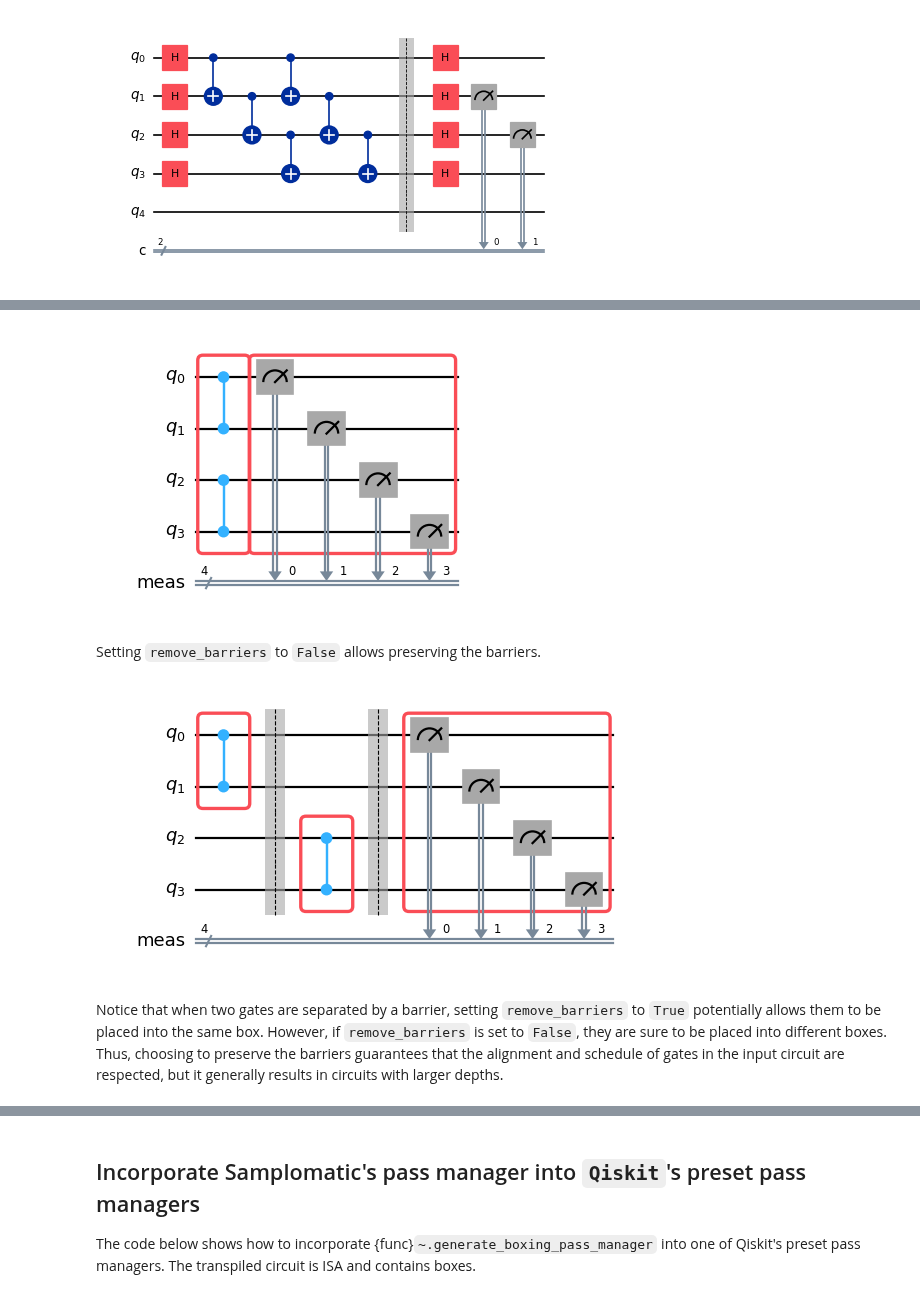
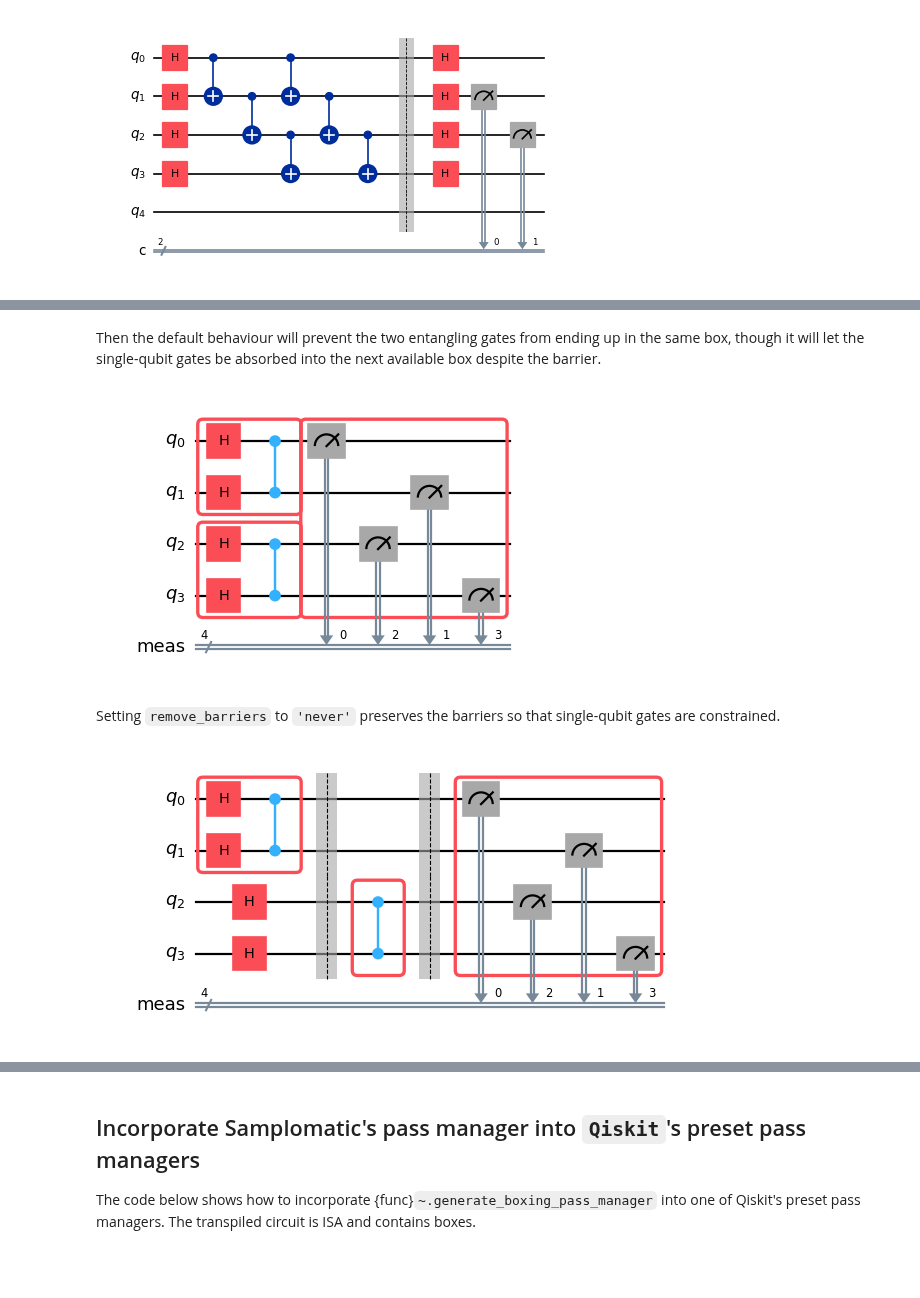
Before and after one commit to Qiskit/samplomatic, a Jupyter notebook: docs/guides/transpiler.ipynb, the cells around one changed output, grey strips where cells are left out. Saved outputs shown, nothing was run; the diff lists cells and outputs as text; code cells hidden in the pictures; blank space fills up the shorter version.

```diff
--- a/docs/guides/transpiler.ipynb
+++ b/docs/guides/transpiler.ipynb
@@ -168,0 +171,9 @@ By default, barriers are removed from the circuit after all entangling gates and
+# %%
+circuit_with_barrier = QuantumCircuit(4)
+circuit_with_barrier.h(range(4))
+circuit_with_barrier.cz(0, 1)
+circuit_with_barrier.barrier()
+circuit_with_barrier.cz(2, 3)
+circuit_with_barrier.measure_all()
+
+circuit_with_barrier.draw("mpl", scale=0.8)
@@ -169,29 +182,17 @@ By default, barriers are removed from the circuit after all entangling gates and
+# %% [markdown]
+Then the default behaviour will prevent the two entangling gates from ending up in the same box, though it will let the single-qubit gates be absorbed into the next available box despite the barrier.
 # %%
-circuit_with_barrier = QuantumCircuit(4)
-circuit_with_barrier.cz(0, 1)
-circuit_with_barrier.barrier()
-circuit_with_barrier.cz(2, 3)
-circuit_with_barrier.measure_all()
-
 boxing_pass_manager = generate_boxing_pass_manager()
 transpiled_circuit = boxing_pass_manager.run(circuit_with_barrier)
 transpiled_circuit.draw("mpl", scale=0.8)
 # %% [output]
-[figure, old version]
+[figure, new version]
 # %% [markdown]
-Setting ``remove_barriers`` to ``False`` allows preserving the barriers.
+Setting `remove_barriers` to `'never'` preserves the barriers so that single-qubit gates are constrained.
 # %%
-boxing_pass_manager = generate_boxing_pass_manager(
-    remove_barriers=False,
-)
+boxing_pass_manager = generate_boxing_pass_manager(remove_barriers="never")
 
 transpiled_circuit = boxing_pass_manager.run(circuit_with_barrier)
 transpiled_circuit.draw("mpl", scale=0.8)
 # %% [output]
-[figure, old version]
+[figure, new version]
-# %% [markdown]
-Notice that when two gates are separated by a barrier, setting ``remove_barriers`` to ``True`` potentially
-allows them to be placed into the same box. However, if ``remove_barriers`` is set to ``False``, they are
-sure to be placed into different boxes. Thus, choosing to preserve the barriers guarantees that the
-alignment and schedule of gates in the input circuit are respected, but it generally results in circuits
-with larger depths.
```
Also changed, not shown: parts of 10 cells of this notebook.
